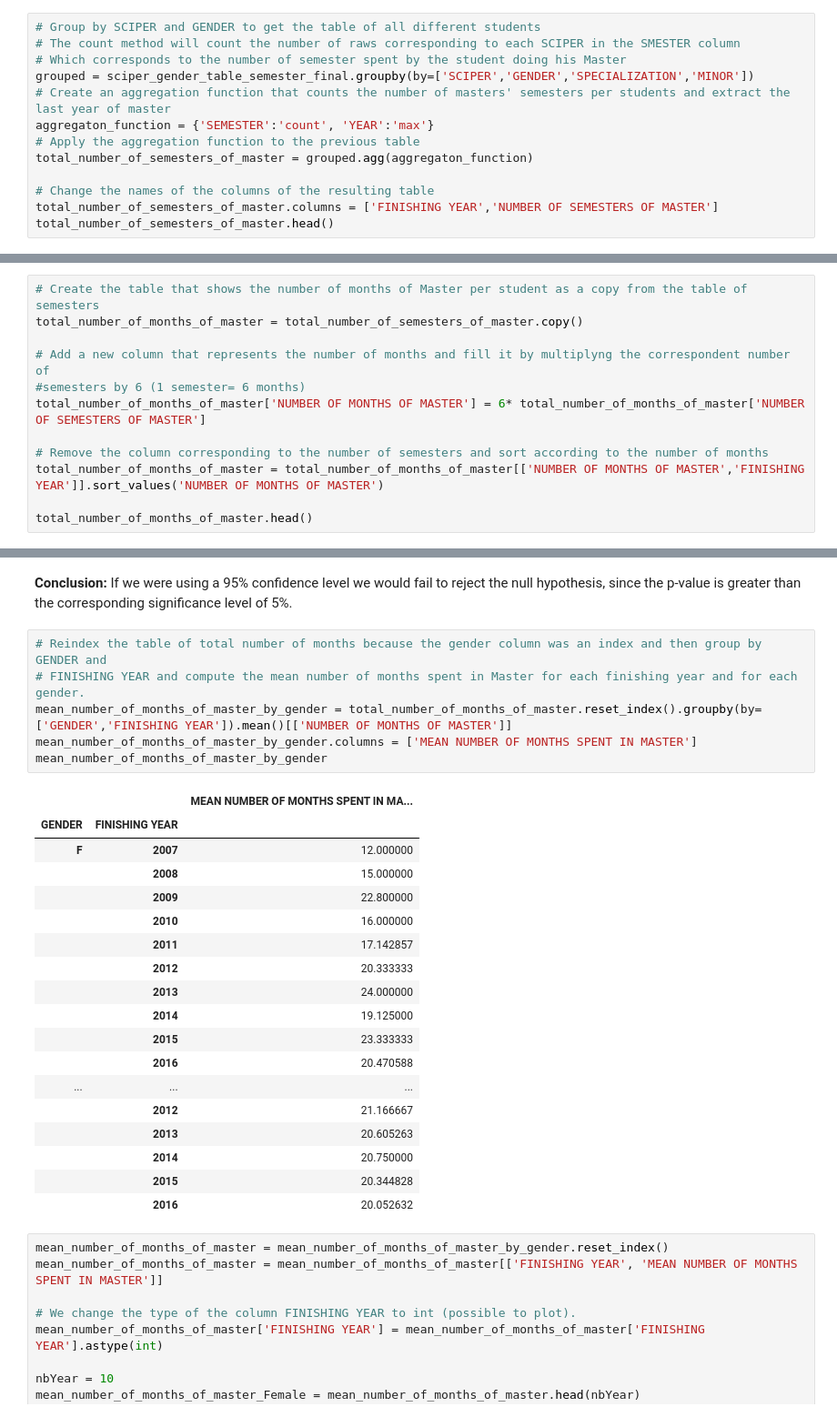
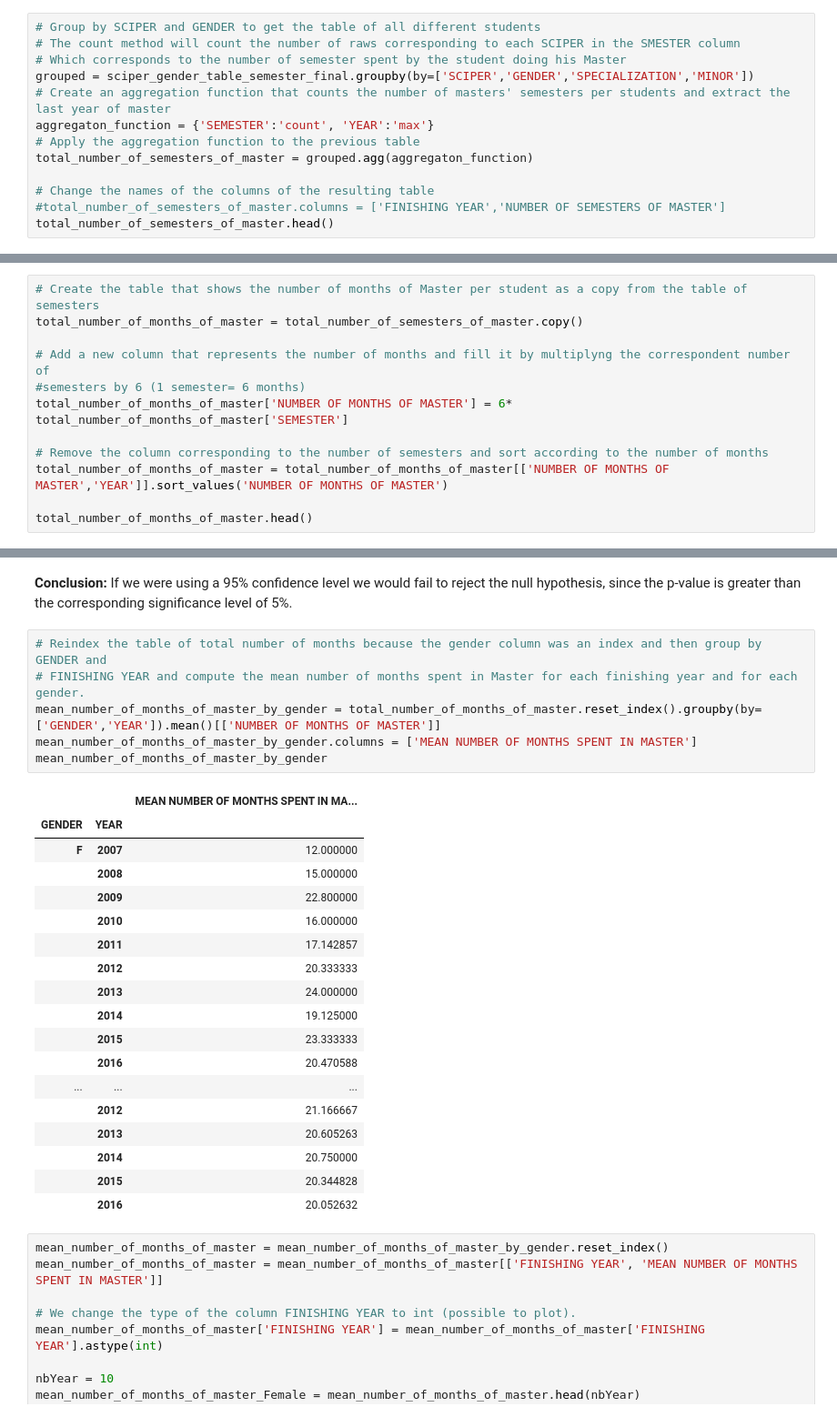
Before and after one commit to boudabou/ADA_Homeworks, a Jupyter notebook: Homework 2 - Extracting Data From Web/ISA.ipynb, the cells around one changed output, grey strips where cells are left out. Shown at 91% size. Drawn from its saved outputs; the diff is of its cells as text.

```diff
--- a/Homework 2 - Extracting Data From Web/ISA.ipynb
+++ b/Homework 2 - Extracting Data From Web/ISA.ipynb
@@ -456,6 +456,6 @@ aggregaton_function = {'SEMESTER':'count', 'YEAR':'max'}
 total_number_of_semesters_of_master = grouped.agg(aggregaton_function)
 
 # Change the names of the columns of the resulting table
-total_number_of_semesters_of_master.columns = ['FINISHING YEAR','NUMBER OF SEMESTERS OF MASTER']
+#total_number_of_semesters_of_master.columns = ['FINISHING YEAR','NUMBER OF SEMESTERS OF MASTER']
 total_number_of_semesters_of_master.head()
 # %% [output]
@@ -472,10 +472,10 @@ total_number_of_months_of_master = total_number_of_semesters_of_master.copy()
 
 # Add a new column that represents the number of months and fill it by multiplyng the correspondent number of
 #semesters by 6 (1 semester= 6 months)
-total_number_of_months_of_master['NUMBER OF MONTHS OF MASTER'] = 6* total_number_of_months_of_master['NUMBER OF SEMESTERS OF MASTER']
+total_number_of_months_of_master['NUMBER OF MONTHS OF MASTER'] = 6* total_number_of_months_of_master['SEMESTER']
 
 # Remove the column corresponding to the number of semesters and sort according to the number of months
-total_number_of_months_of_master = total_number_of_months_of_master[['NUMBER OF MONTHS OF MASTER','FINISHING YEAR']].sort_values('NUMBER OF MONTHS OF MASTER')
+total_number_of_months_of_master = total_number_of_months_of_master[['NUMBER OF MONTHS OF MASTER','YEAR']].sort_values('NUMBER OF MONTHS OF MASTER')
 
 total_number_of_months_of_master.head()
 # %% [output]
@@ -610,12 +612,12 @@ Ttest_indResult(statistic=array([-0.30253701]), pvalue=array([ 0.76274054]))
 # %%
 # Reindex the table of total number of months because the gender column was an index and then group by GENDER and
 # FINISHING YEAR and compute the mean number of months spent in Master for each finishing year and for each gender.
-mean_number_of_months_of_master_by_gender = total_number_of_months_of_master.reset_index().groupby(by=['GENDER','FINISHING YEAR']).mean()[['NUMBER OF MONTHS OF MASTER']]
+mean_number_of_months_of_master_by_gender = total_number_of_months_of_master.reset_index().groupby(by=['GENDER','YEAR']).mean()[['NUMBER OF MONTHS OF MASTER']]
 mean_number_of_months_of_master_by_gender.columns = ['MEAN NUMBER OF MONTHS SPENT IN MASTER']
 mean_number_of_months_of_master_by_gender
 # %% [output]
 |  |  | MEAN NUMBER OF MONTHS SPENT IN MA... |
-| GENDER | FINISHING YEAR |  |
+| GENDER | YEAR |  |
 | F | 2007 | 12.000000 |
 |  | 2008 | 15.000000 |
 |  | 2009 | 22.800000 |
```
Also changed, not shown: parts of 5 cells of this notebook.
